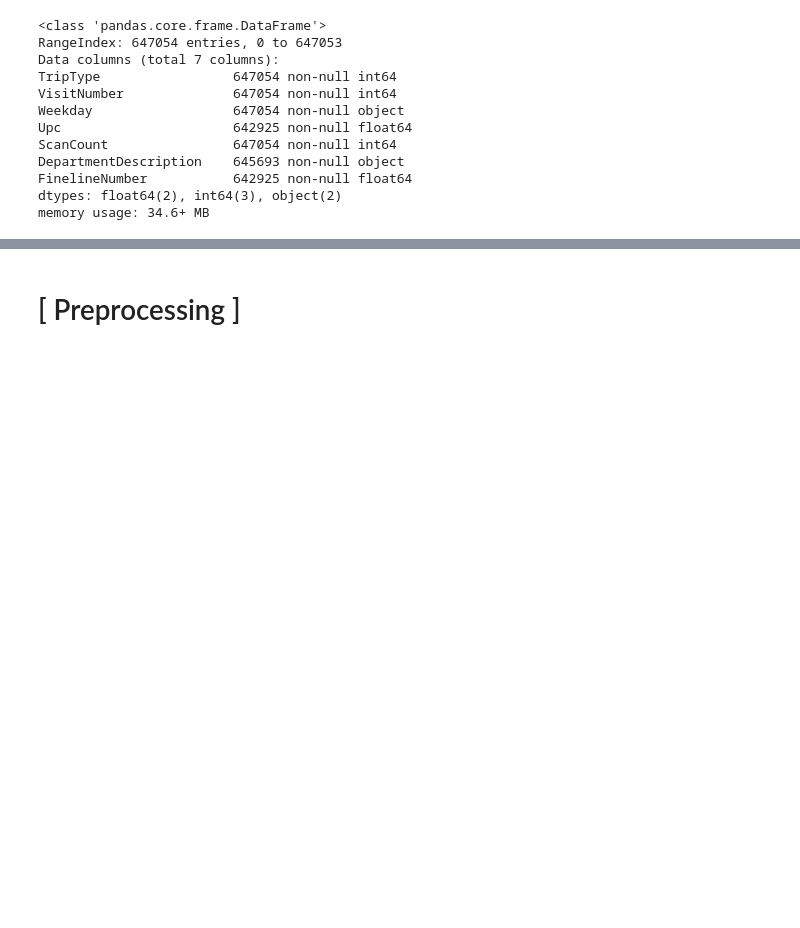
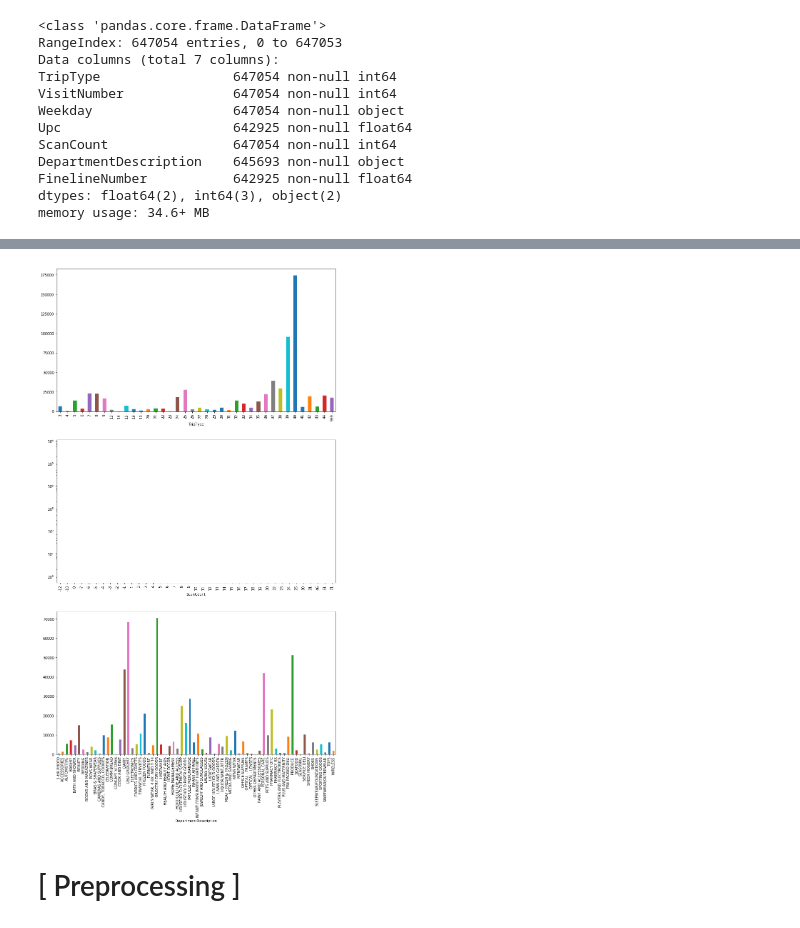
Before and after one commit to iayrots/dss7_SWYA_walmart, a Jupyter notebook: team2_(SWYA)_B/submission_draft.ipynb, the cells around one changed output, grey strips where cells are left out. Drawn from its saved outputs; the diff is of its cells as text; code cells hidden in the pictures; blank space fills up the shorter version.

```diff
--- a/team2_(SWYA)_B/submission_draft.ipynb
+++ b/team2_(SWYA)_B/submission_draft.ipynb
@@ -77,3 +112,22 @@ train.isnull().sum().plot(kind='bar')
+# %%
+from matplotlib import pyplot as plt
+fig = plt.figure(figsize=(14, 25))
+
+# Plot total number of TripTypes
+ax1 = fig.add_subplot(311)
+train.groupby(['TripType'], as_index=False).size().plot('bar')
+
+# Plot total number of ScanCounts    ## 이거 왜 이러죠 ㅠㅜㅠㅜㅠㅜㅠㅜㅠㅜㅜㅠㅜㅠㅜㅠㅜㅠㅜㅠㅜㅠㅜ
+ax2 = fig.add_subplot(312)
+train.groupby(['ScanCount'], as_index=False).size().plot('bar', logy=True)
+
+# Plot total number of DepartmentDescriptions
+ax3 = fig.add_subplot(313)
+train.groupby(['DepartmentDescription'], as_index=False).size().plot('bar')
+
+plt.show()
+# %% [output]
+[figure, added]
 # %% [markdown]
 # [ Preprocessing ]
 # %% [markdown]
```
Also changed, not shown: parts of 23 cells of this notebook.
